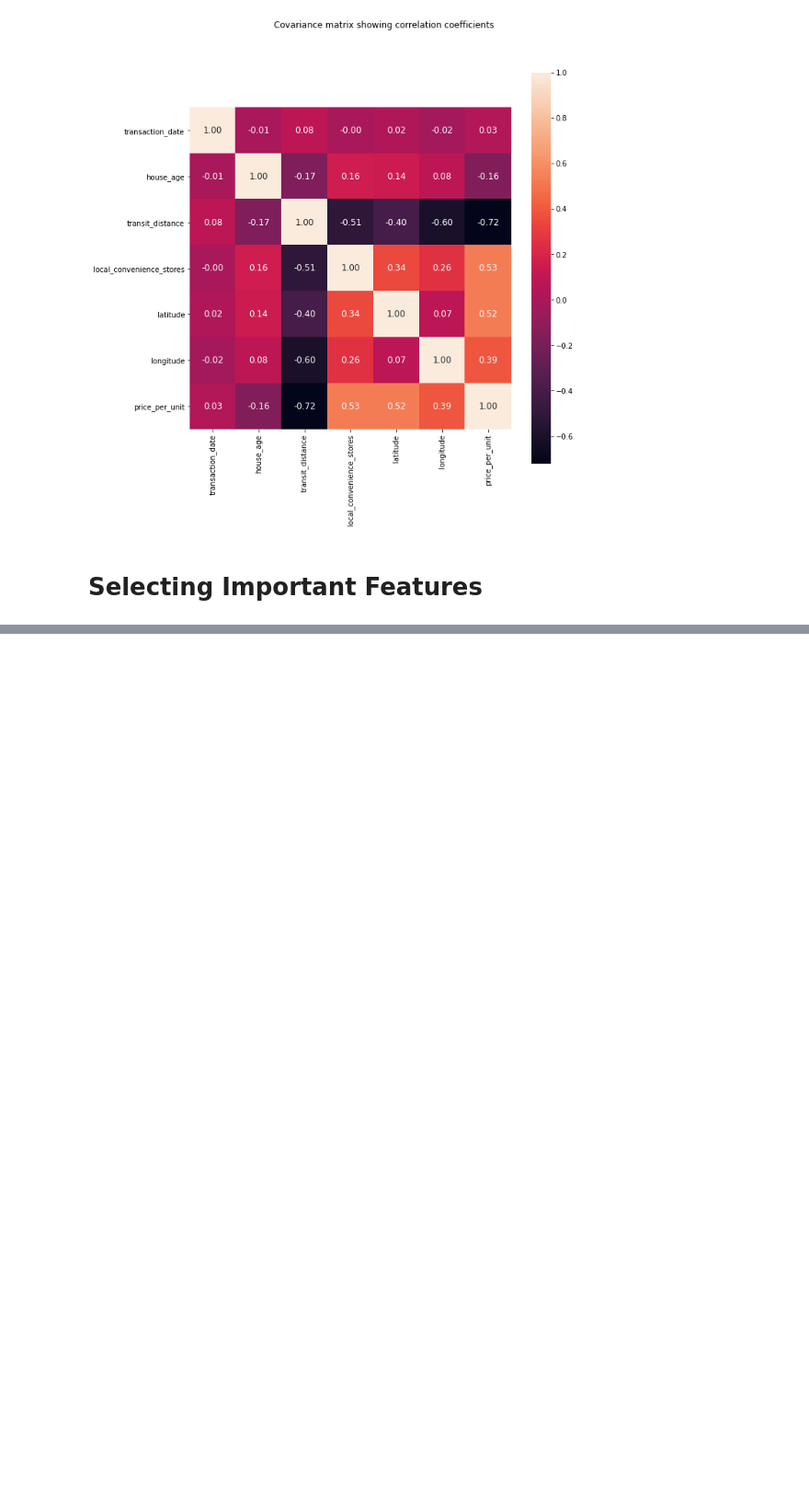
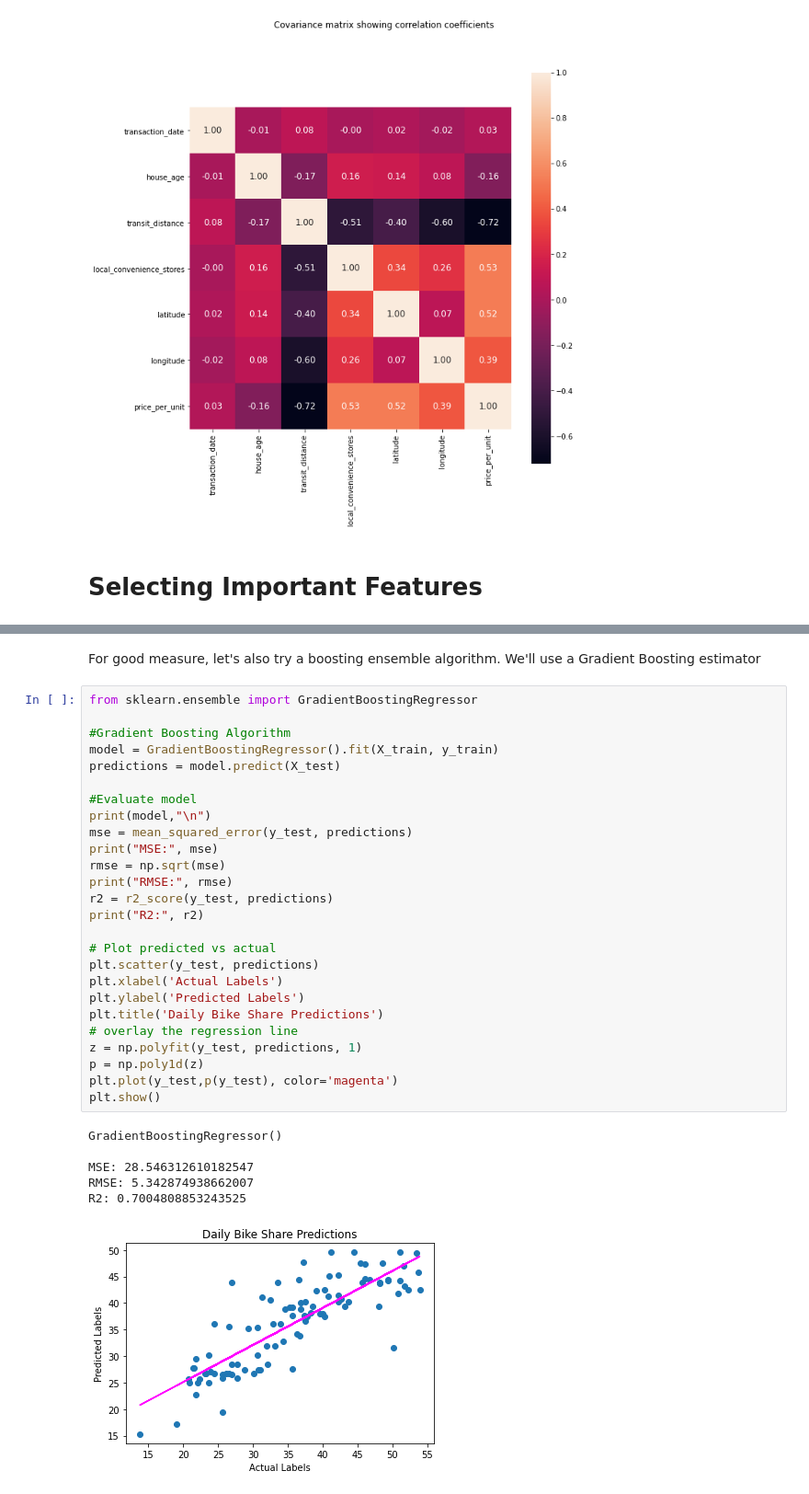
Before and after one commit to walecole/RealEstateRegression, a Jupyter notebook: RealEstate.ipynb, the cells around one changed output, grey strips where cells are left out. Shown: that part at 92% size. Cells and saved outputs as stored; diff of their text form; blank space fills up the shorter version.

```diff
--- a/RealEstate.ipynb
+++ b/RealEstate.ipynb
@@ -180,0 +315,35 @@ ax = sns.heatmap(data.corr(),cbar=True,
+# %% [markdown]
+For good measure, let's also try a boosting ensemble algorithm. We'll use a Gradient Boosting estimator
+# %%
+from sklearn.ensemble import GradientBoostingRegressor
+
+#Gradient Boosting Algorithm
+model = GradientBoostingRegressor().fit(X_train, y_train)
+predictions = model.predict(X_test)
+
+#Evaluate model
+print(model,"\n")
+mse = mean_squared_error(y_test, predictions)
+print("MSE:", mse)
+rmse = np.sqrt(mse)
+print("RMSE:", rmse)
+r2 = r2_score(y_test, predictions)
+print("R2:", r2)
+
+# Plot predicted vs actual
+plt.scatter(y_test, predictions)
+plt.xlabel('Actual Labels')
+plt.ylabel('Predicted Labels')
+plt.title('Daily Bike Share Predictions')
+# overlay the regression line
+z = np.polyfit(y_test, predictions, 1)
+p = np.poly1d(z)
+plt.plot(y_test,p(y_test), color='magenta')
+plt.show()
+# %% [output]
+GradientBoostingRegressor()
+
+MSE: 28.546312610182547
+RMSE: 5.342874938662007
+R2: 0.7004808853243525
+[figure, added]
```
Also changed, not shown: parts of 29 cells of this notebook.
